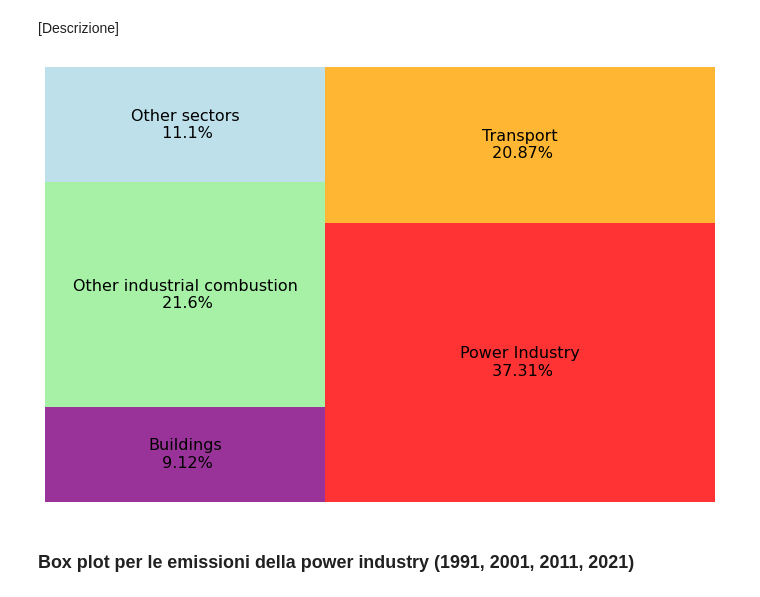
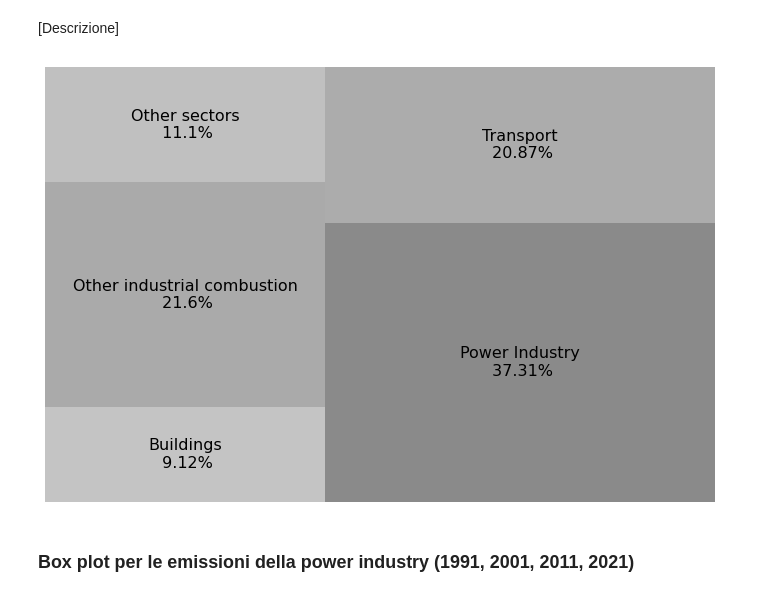
Before and after one commit to mattiamendicino/progetto-scivis, a Jupyter notebook: codice.ipynb, the cells around one changed output. Cells and saved outputs as stored; diff of their text form; code cells hidden in the pictures.

Commit message:
Scelta colori e piccole modifiche

```diff
--- a/codice.ipynb
+++ b/codice.ipynb
@@ -670,26 +670,33 @@ for energy_category, energy_sources_columns in energy_categories.items():
 # %%
 plt.rcParams['font.size'] = 16
 
 emission_data['Year'] = emission_data['Year'].astype(int)
 
 last_10_years = range(emission_data['Year'].max() - 10, emission_data['Year'].max() + 1)
 data_last_10_years = emission_data[emission_data['Year'].isin(last_10_years)]
 
 emissions_per_sector = data_last_10_years.groupby('Sector')['Emissions'].sum().reset_index()
 
 total_emissions = data_last_10_years['Emissions'].sum()
 emissions_per_sector['Percentage'] = emissions_per_sector['Emissions'] / total_emissions * 100
 
+brightness = 50
+
+def get_grey_scale_color(percentage):
+    grey_scale_color = str(int((100 - percentage) * 2.55))
+    grey_scale_color = max(0, min(int(grey_scale_color) - brightness, 255))
+    return '#' + format(grey_scale_color, '02x') * 3
+
 fig, ax = plt.subplots(figsize=(12,8))
 labels = emissions_per_sector.apply(lambda x: str(x['Sector']) + "\n " + str(round(x['Percentage'], 2)) + "%", axis=1)
+colors = emissions_per_sector['Percentage'].apply(get_grey_scale_color)
 plt.axis('off')
-colors = ['purple', 'lightgreen', 'lightblue', 'red', 'orange']
-squarify.plot(sizes=emissions_per_sector['Percentage'], label=labels, alpha=.8, color=colors[:len(emissions_per_sector)], ax=ax)
+squarify.plot(sizes=emissions_per_sector['Percentage'], label=labels, alpha=.8, color=colors, ax=ax)
 plt.show()
 
 plt.rcParams['font.size'] = 10
 # %% [output]
-[figure, old version]
+[figure, new version]
 # %% [markdown]
 ### Box plot per le emissioni della power industry (1991, 2001, 2011, 2021)
 # %% [markdown]
```
Also changed, not shown: parts of 24 cells of this notebook.
